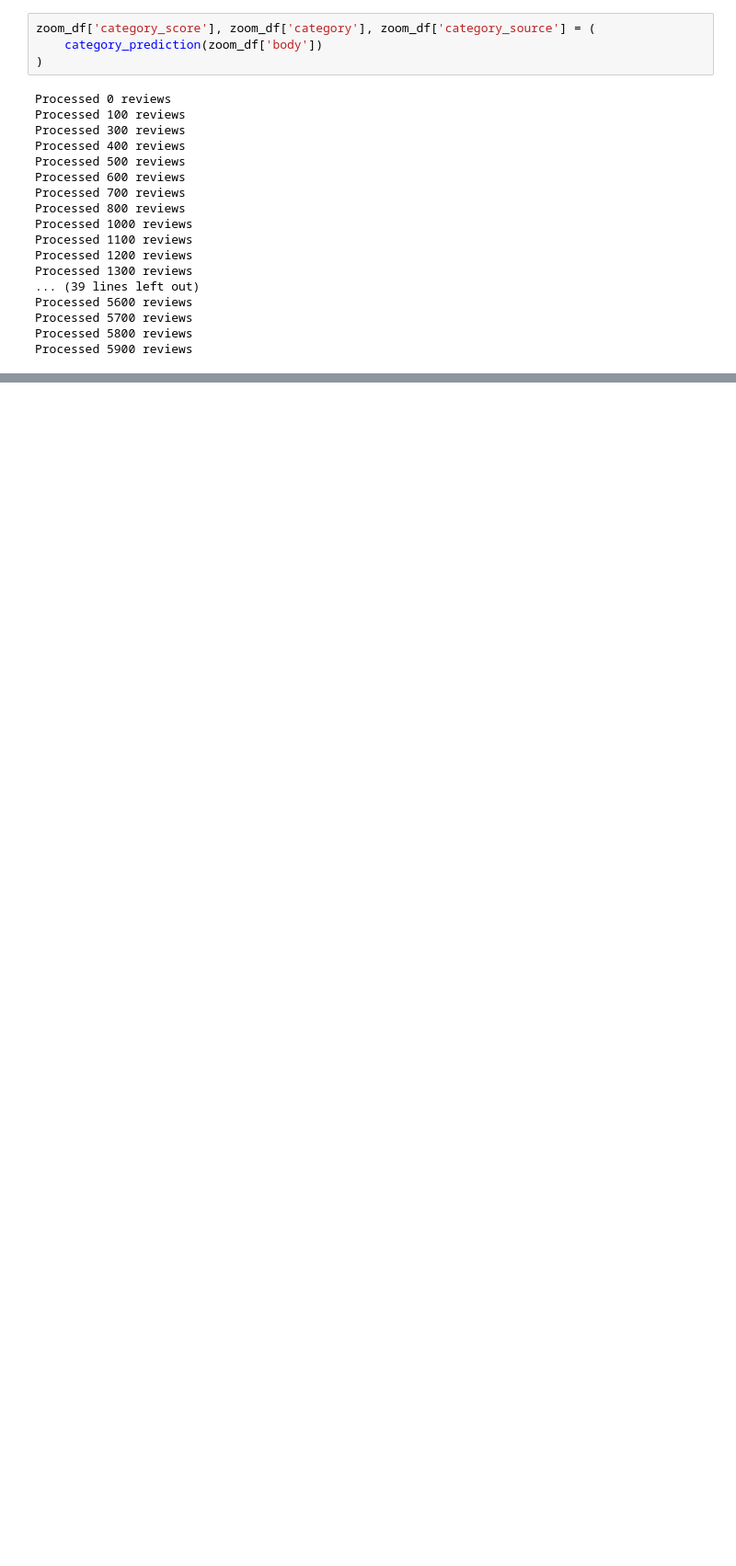
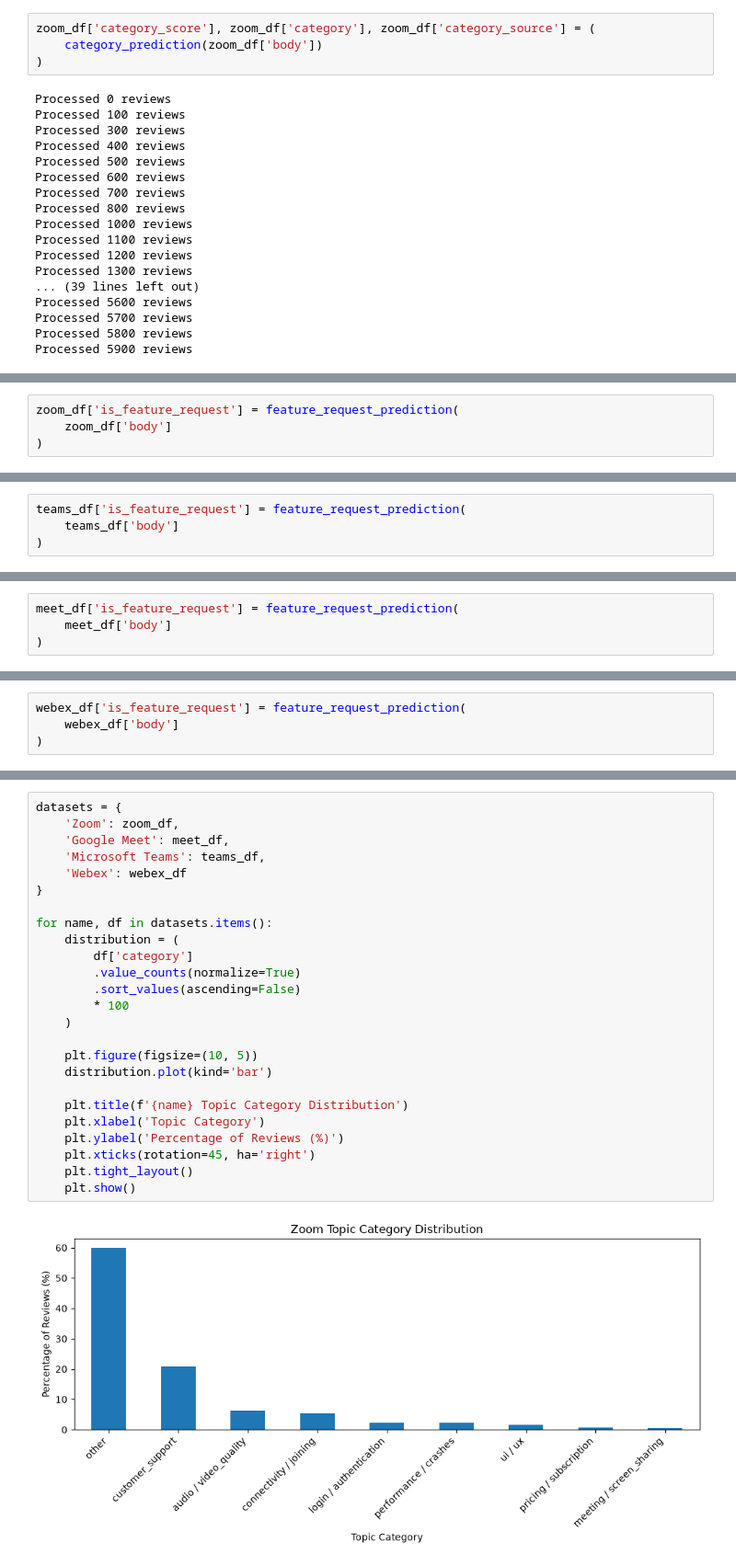
Before and after one commit to UjjwalKarkeyy/SaaS_Product_Analysis_Based_on_Customer_Feedback_and_Competitor_Performance, a Jupyter notebook: data_qa/modeling_fields_creation.ipynb, the cells around one changed output, grey strips where cells are left out. Shown at 92% size. Cells and saved outputs as stored; diff of their text form; blank space fills up the shorter version.

Commit message:
Done: - Final NLP-enriched dataset

```diff
--- a/data_qa/modeling_fields_creation.ipynb
+++ b/data_qa/modeling_fields_creation.ipynb
@@ -445,0 +680,4 @@ webex_df['category_score'], webex_df['category'], webex_df['category_source'] =
+# %%
+zoom_df['is_feature_request'] = feature_request_prediction(
+    zoom_df['body']
+)
@@ -445,0 +702,4 @@ webex_df['category_score'], webex_df['category'], webex_df['category_source'] =
+# %%
+teams_df['is_feature_request'] = feature_request_prediction(
+    teams_df['body']
+)
@@ -445,0 +724,4 @@ webex_df['category_score'], webex_df['category'], webex_df['category_source'] =
+# %%
+meet_df['is_feature_request'] = feature_request_prediction(
+    meet_df['body']
+)
@@ -445,0 +746,4 @@ webex_df['category_score'], webex_df['category'], webex_df['category_source'] =
+# %%
+webex_df['is_feature_request'] = feature_request_prediction(
+    webex_df['body']
+)
@@ -445,0 +770,27 @@ webex_df['category_score'], webex_df['category'], webex_df['category_source'] =
+# %%
+datasets = {
+    'Zoom': zoom_df,
+    'Google Meet': meet_df,
+    'Microsoft Teams': teams_df,
+    'Webex': webex_df
+}
+
+for name, df in datasets.items():
+    distribution = (
+        df['category']
+        .value_counts(normalize=True)
+        .sort_values(ascending=False)
+        * 100
+    )
+
+    plt.figure(figsize=(10, 5))
+    distribution.plot(kind='bar')
+
+    plt.title(f'{name} Topic Category Distribution')
+    plt.xlabel('Topic Category')
+    plt.ylabel('Percentage of Reviews (%)')
+    plt.xticks(rotation=45, ha='right')
+    plt.tight_layout()
+    plt.show()
+# %% [output]
+[figure, added]
```
Also changed, not shown: parts of 20 cells of this notebook.
